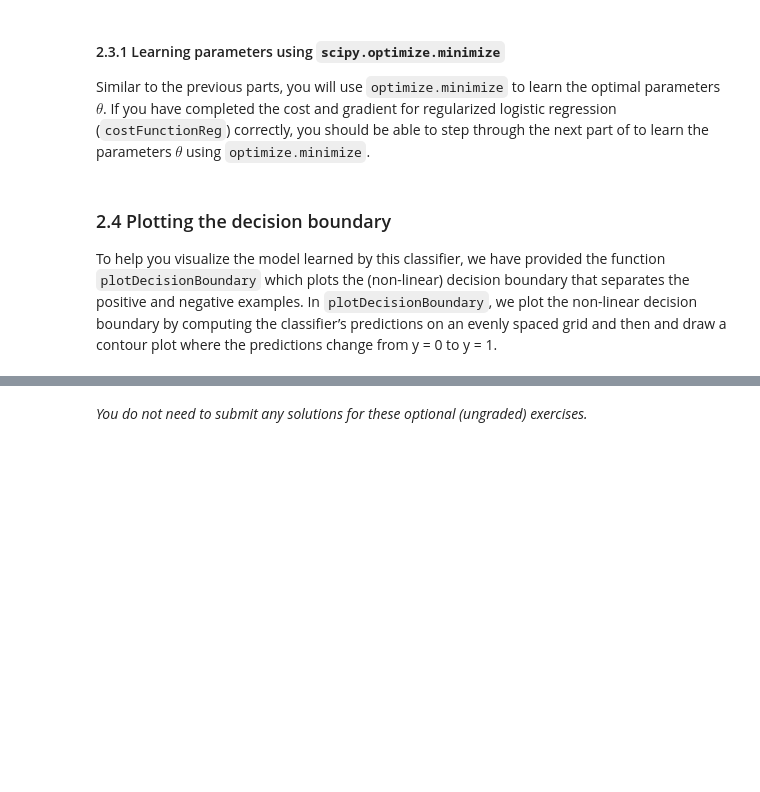
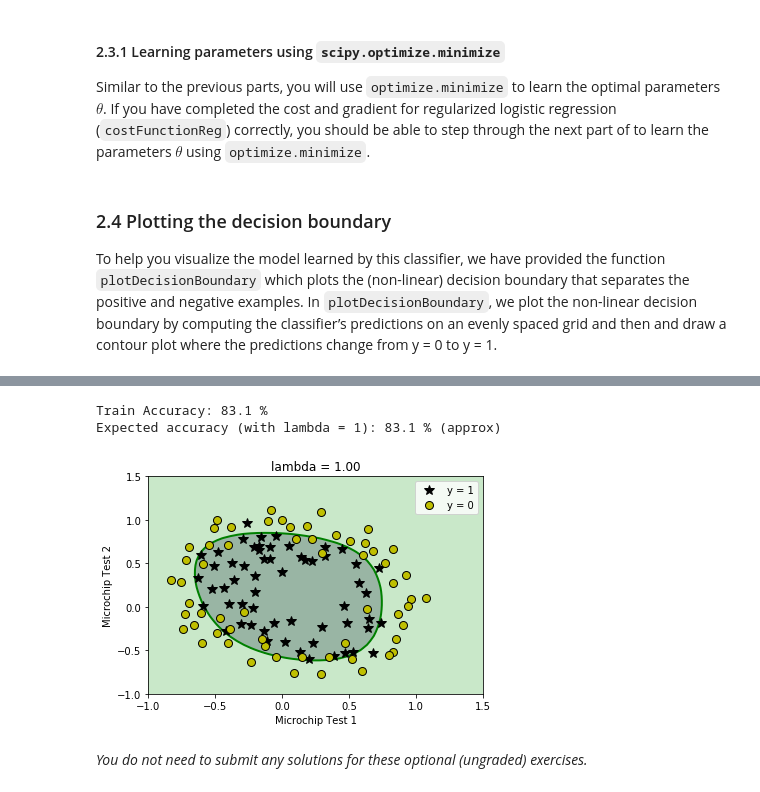
Before and after one commit to stuartzong/ml-coursera-python-assignments, a Jupyter notebook: Exercise2/exercise2.ipynb, the cells around one changed output, grey strips where cells are left out. Cells and saved outputs as stored; diff of their text form; code cells hidden in the pictures; blank space fills up the shorter version.

```diff
--- a/Exercise2/exercise2.ipynb
+++ b/Exercise2/exercise2.ipynb
@@ -648,9 +660,18 @@ def costFunctionReg(theta, X, y, lambda_):
     # You need to return the following variables correctly
     J = 0
     grad = np.zeros(theta.shape)
+#     print(grad, grad.shape)
 
     # ===================== YOUR CODE HERE ======================
+#     X = np.concatenate([np.ones([m,1]), X], axis=1) # ones concatenated to X by mapFeature function
+    J = 1/m*np.sum(-y@np.log(sigmoid(X@theta))-(1-y)@np.log(1-sigmoid(X@theta))) + lambda_/2/m*np.sum(theta[1:]**2)
+#     print(J)
+    n = grad.shape[0]
+    grad[0] = 1/m*np.sum((sigmoid(X@theta) - y)@X[:,0])
+    for j in range(n-1):
+        j += 1
 
+        grad[j] = 1/m*np.sum((sigmoid(X@theta) - y)@X[:,j]) + lambda_/m*theta[j]
 
 
     # =============================================================
@@ -736,37 +797,41 @@ With a larger $\lambda$, you should see a plot that shows an simpler decision bo
 # Initialize fitting parameters
 initial_theta = np.zeros(X.shape[1])
 
 # Set regularization parameter lambda to 1 (you should vary this)
 lambda_ = 1
 
 # set options for optimize.minimize
 options= {'maxiter': 100}
 
 res = optimize.minimize(costFunctionReg,
                         initial_theta,
                         (X, y, lambda_),
                         jac=True,
                         method='TNC',
                         options=options)
 
 # the fun property of OptimizeResult object returns
 # the value of costFunction at optimized theta
 cost = res.fun
 
 # the optimized theta is in the x property of the result
 theta = res.x
 
 utils.plotDecisionBoundary(plotData, theta, X, y)
-pyplot.xlabel('Microchip Test 1')
-pyplot.ylabel('Microchip Test 2')
-pyplot.legend(['y = 1', 'y = 0'])
-pyplot.grid(False)
-pyplot.title('lambda = %0.2f' % lambda_)
+_ =pyplot.xlabel('Microchip Test 1')
+_ =pyplot.ylabel('Microchip Test 2')
+_ =pyplot.legend(['y = 1', 'y = 0'])
+_ =pyplot.grid(False)
+_ =pyplot.title('lambda = %0.2f' % lambda_)
 
 # Compute accuracy on our training set
 p = predict(theta, X)
 
 print('Train Accuracy: %.1f %%' % (np.mean(p == y) * 100))
 print('Expected accuracy (with lambda = 1): 83.1 % (approx)\n')
+# %% [output]
+Train Accuracy: 83.1 %
+Expected accuracy (with lambda = 1): 83.1 % (approx)
+[figure, added]
 # %% [markdown]
 *You do not need to submit any solutions for these optional (ungraded) exercises.*
```
Also changed, not shown: parts of 4 cells of this notebook.
